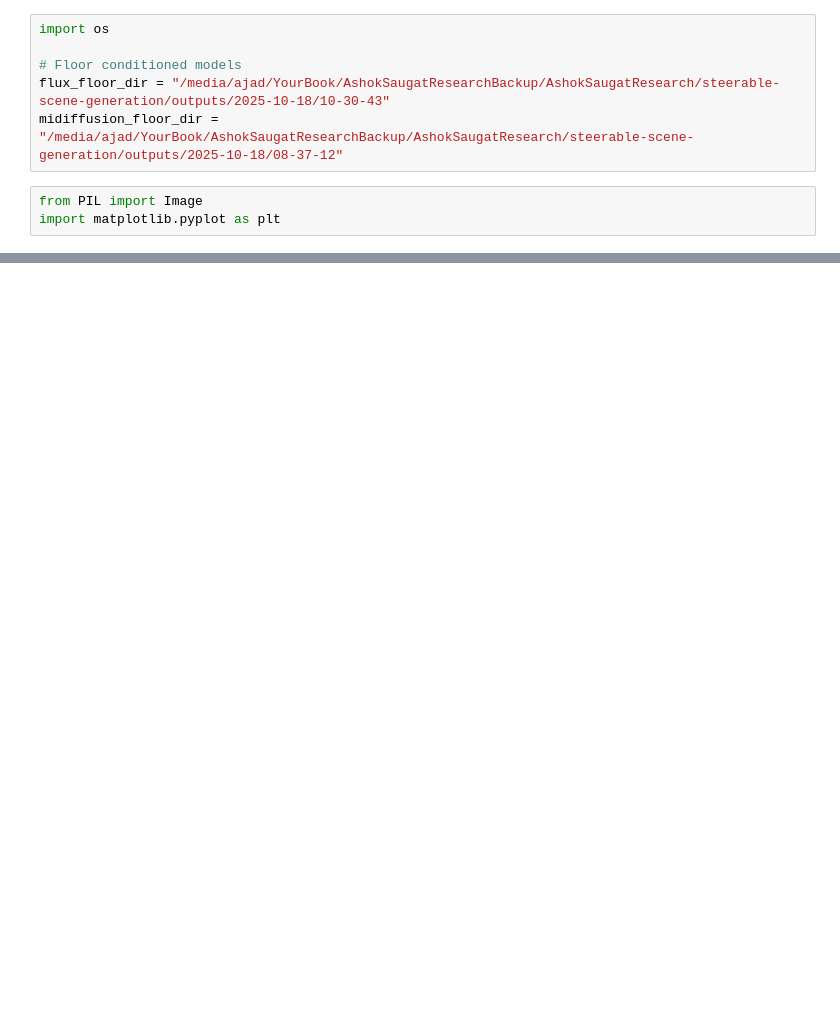
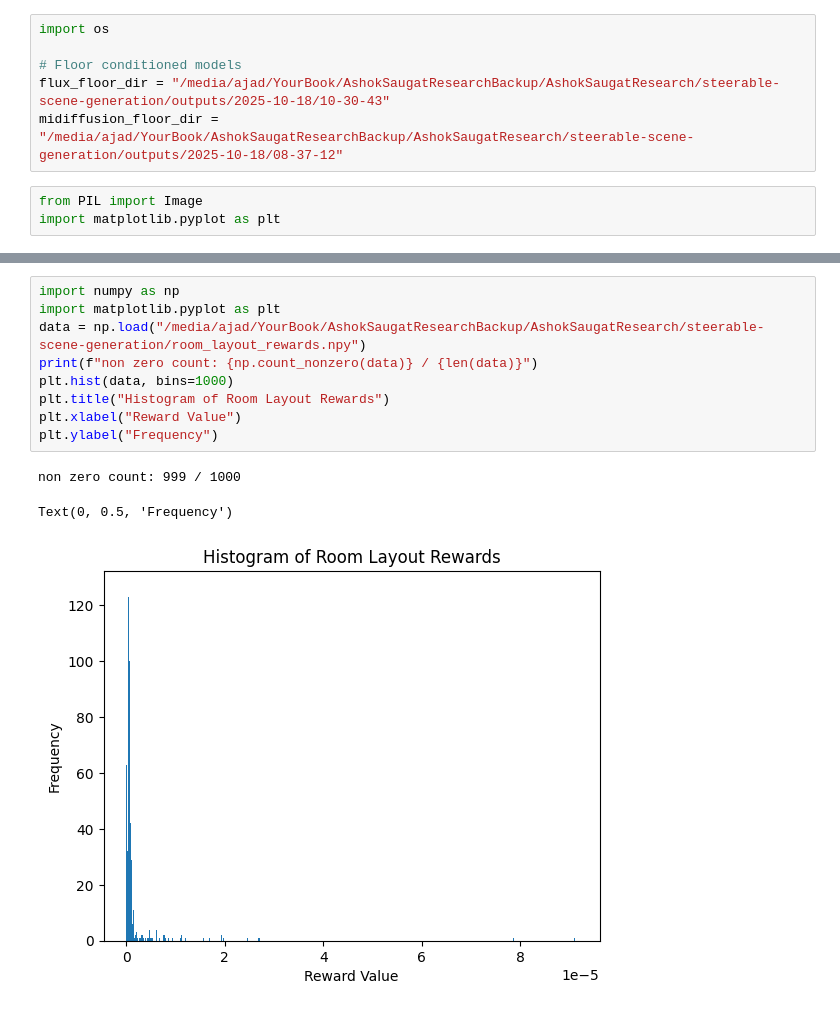
Before and after one commit to 3D-Hope/3dhope_rl, a Jupyter notebook: result_comparison.ipynb, the cells around one changed output, grey strips where cells are left out. Saved outputs shown, nothing was run; the diff lists cells and outputs as text; blank space fills up the shorter version.

Commit message:
universal rewards finaized

```diff
--- a/result_comparison.ipynb
+++ b/result_comparison.ipynb
@@ -66,0 +818,13 @@ compare_floor_models(flux_floor_dir, midiffusion_floor_dir, num_images=16)
+# %%
+import numpy as np
+import matplotlib.pyplot as plt
+data = np.load("/media/ajad/YourBook/AshokSaugatResearchBackup/AshokSaugatResearch/steerable-scene-generation/room_layout_rewards.npy")
+print(f"non zero count: {np.count_nonzero(data)} / {len(data)}")
+plt.hist(data, bins=1000)
+plt.title("Histogram of Room Layout Rewards")
+plt.xlabel("Reward Value")
+plt.ylabel("Frequency")
+# %% [output]
+non zero count: 999 / 1000
+Text(0, 0.5, 'Frequency')
+[figure, added]
```
Also changed, not shown: parts of 6 cells of this notebook, 12 other files.
